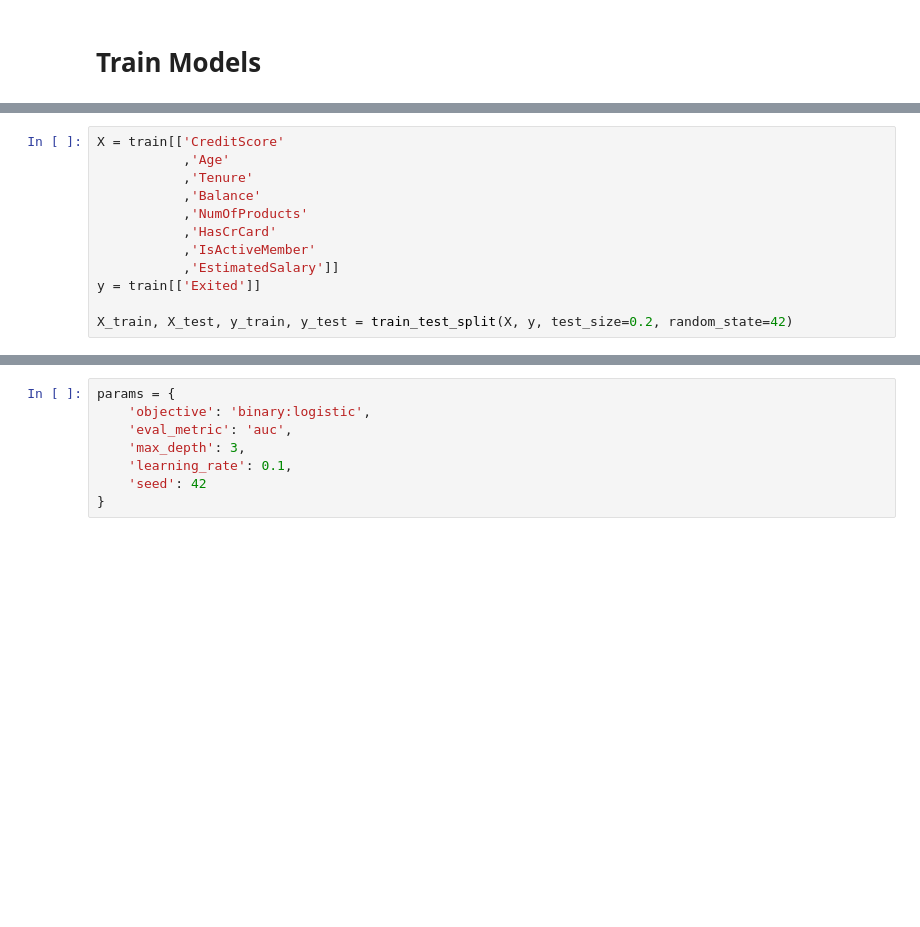
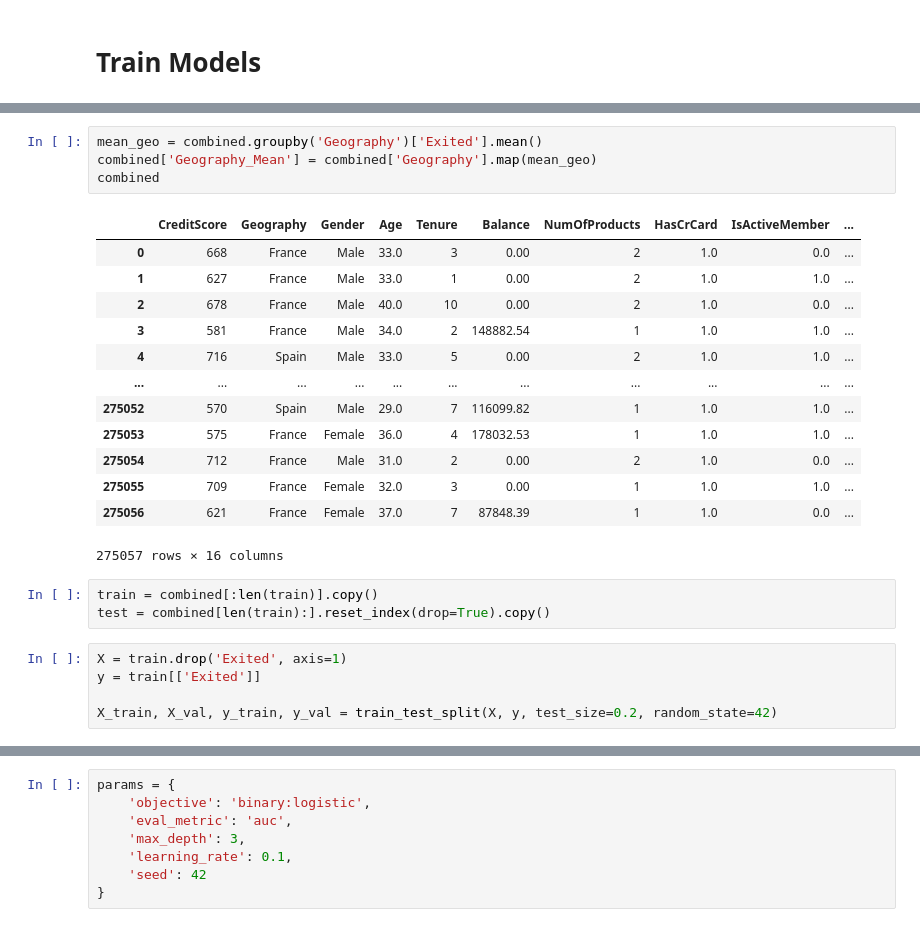
Before and after one commit to mglissmann/4_01_binary_classification_w_a_bank_churn_dataset, a Jupyter notebook: analysis.ipynb, the cells around one changed output, grey strips where cells are left out. Drawn from its saved outputs; the diff is of its cells as text; blank space fills up the shorter version.

```diff
--- a/analysis.ipynb
+++ b/analysis.ipynb
@@ -170,12 +210,26 @@ dtype: object
+# %%
+mean_geo = combined.groupby('Geography')['Exited'].mean()
+combined['Geography_Mean'] = combined['Geography'].map(mean_geo)
+combined
+# %% [output]
+|  | CreditScore | Geography | Gender | Age | Tenure | Balance | NumOfProducts | HasCrCard | IsActiveMember | ... |
+| 0 | 668 | France | Male | 33.0 | 3 | 0.00 | 2 | 1.0 | 0.0 | ... |
+| 1 | 627 | France | Male | 33.0 | 1 | 0.00 | 2 | 1.0 | 1.0 | ... |
+| 2 | 678 | France | Male | 40.0 | 10 | 0.00 | 2 | 1.0 | 0.0 | ... |
+| 3 | 581 | France | Male | 34.0 | 2 | 148882.54 | 1 | 1.0 | 1.0 | ... |
+| 4 | 716 | Spain | Male | 33.0 | 5 | 0.00 | 2 | 1.0 | 1.0 | ... |
+| ... | ... | ... | ... | ... | ... | ... | ... | ... | ... | ... |
+| 275052 | 570 | Spain | Male | 29.0 | 7 | 116099.82 | 1 | 1.0 | 1.0 | ... |
+| 275053 | 575 | France | Female | 36.0 | 4 | 178032.53 | 1 | 1.0 | 1.0 | ... |
+| 275054 | 712 | France | Male | 31.0 | 2 | 0.00 | 2 | 1.0 | 0.0 | ... |
+| 275055 | 709 | France | Female | 32.0 | 3 | 0.00 | 1 | 1.0 | 1.0 | ... |
+| 275056 | 621 | France | Female | 37.0 | 7 | 87848.39 | 1 | 1.0 | 0.0 | ... |
+275057 rows × 16 columns
+# %%
+train = combined[:len(train)].copy()
+test = combined[len(train):].reset_index(drop=True).copy()
 # %%
-X = train[['CreditScore'
-           ,'Age'
-           ,'Tenure'
-           ,'Balance'
-           ,'NumOfProducts'
-           ,'HasCrCard'
-           ,'IsActiveMember'
-           ,'EstimatedSalary']]
+X = train.drop('Exited', axis=1)
 y = train[['Exited']]
 
-X_train, X_test, y_train, y_test = train_test_split(X, y, test_size=0.2, random_state=42)
+X_train, X_val, y_train, y_val = train_test_split(X, y, test_size=0.2, random_state=42)
```
Also changed, not shown: parts of 35 cells of this notebook.
